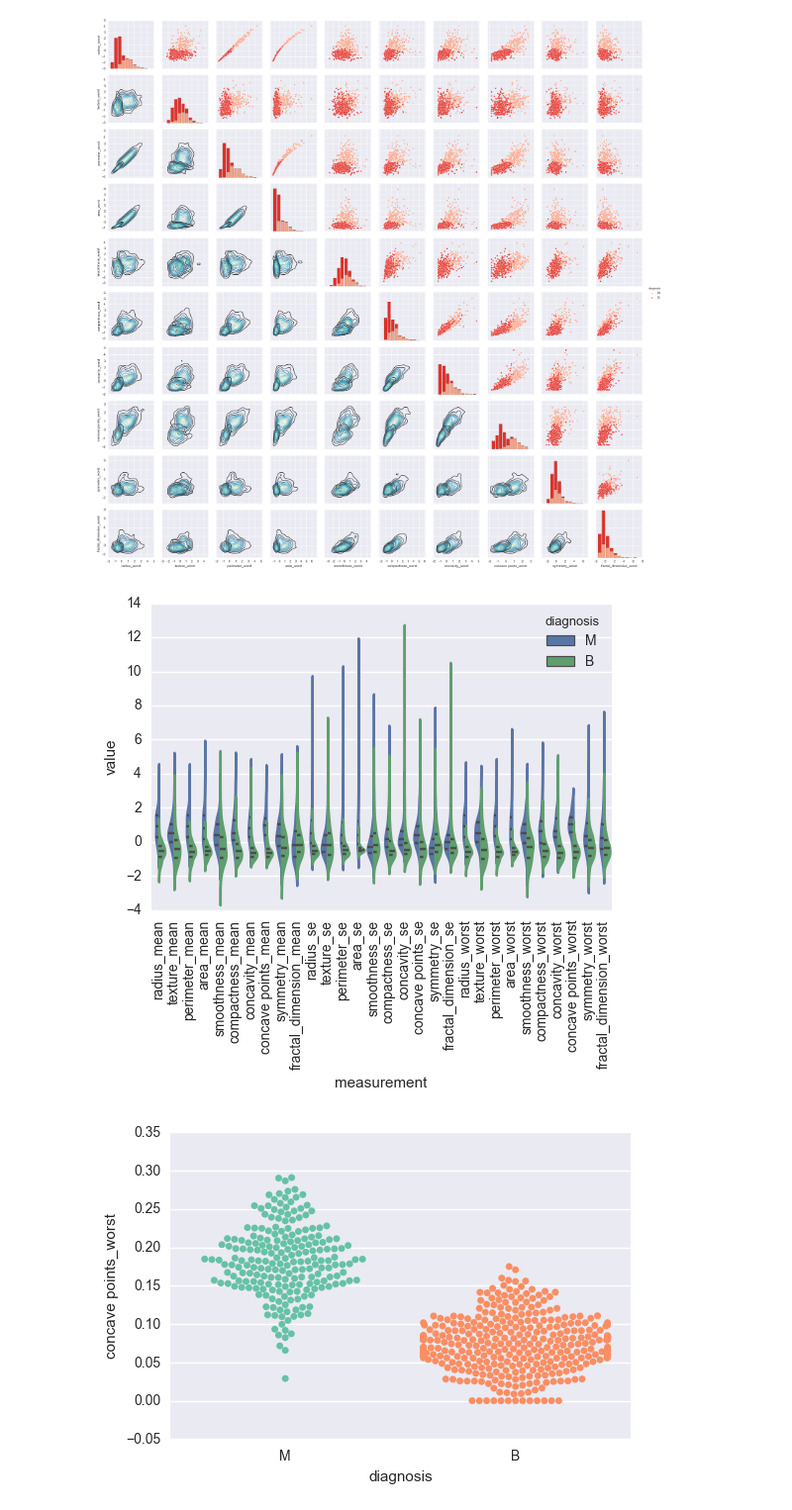
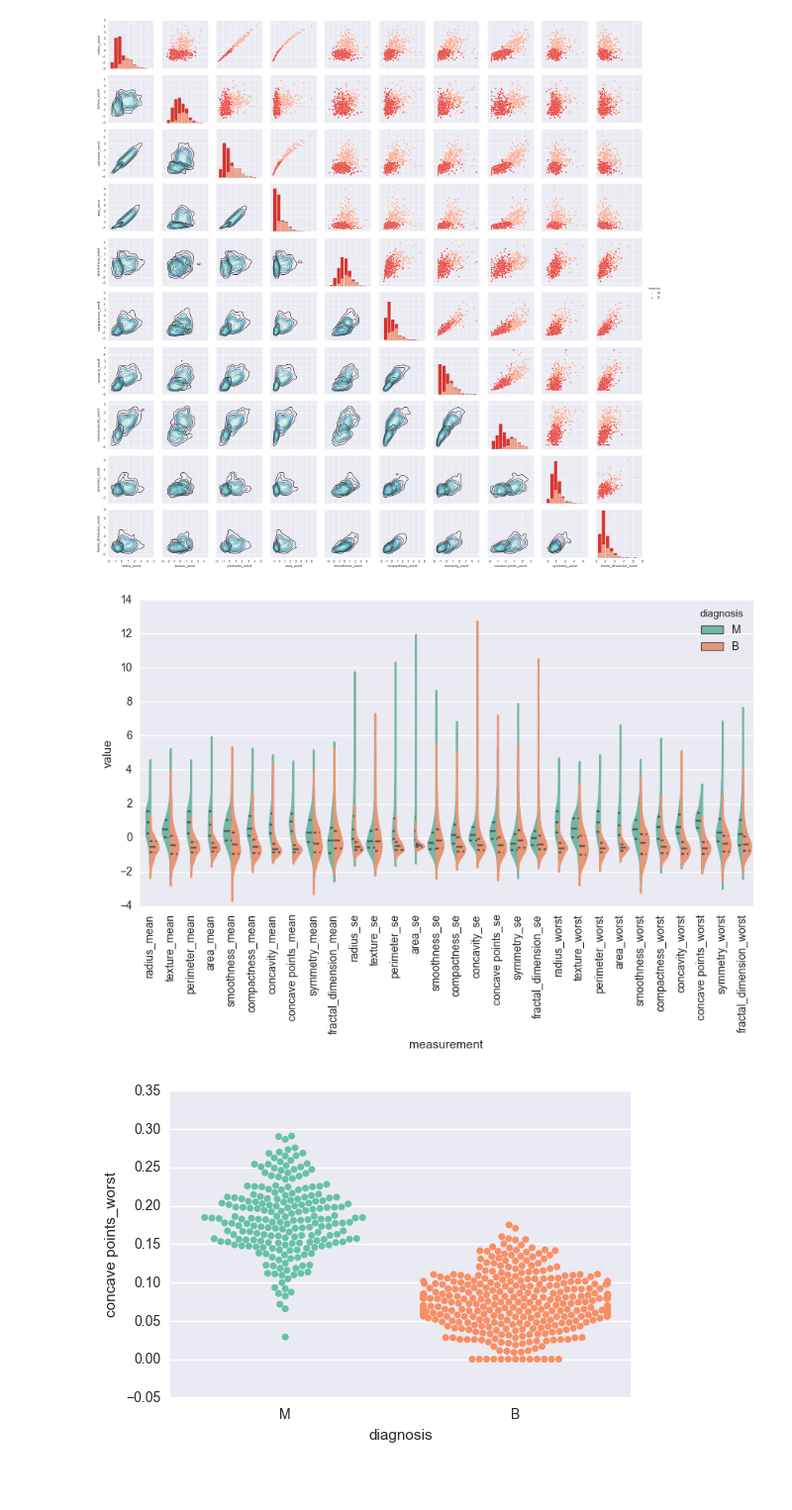
Before and after one commit to travispark45/Breast-Cancer-Prediction, a Jupyter notebook: Breast Cancer Exploration.ipynb, the cells around one changed output. Shown at 99% size. Drawn from its saved outputs; the diff is of its cells as text; code cells hidden in the pictures; blank space fills up the shorter version.

```diff
--- a/Breast Cancer Exploration.ipynb
+++ b/Breast Cancer Exploration.ipynb
@@ -71,10 +71,11 @@ p.figsize = (30,30)
 [figure]
 # %%
 mbc = pd.melt(bcs, "diagnosis", var_name="measurement")
-p = sns.violinplot(x="measurement", y="value", hue="diagnosis", split = True, data=mbc, inner = 'quartile');
+fig, ax = plt.subplots(figsize=(10,5))
+p = sns.violinplot(ax=ax, x="measurement", y="value", hue="diagnosis", split = True, data=mbc, inner = 'quartile', palette = 'Set2');
 p.set_xticklabels(rotation = 90, labels = list(bcs.columns));
 # %% [output]
-[figure, old version]
+[figure, new version]
 # %%
 sns.swarmplot(x = 'diagnosis', y = 'concave points_worst',palette = 'Set2', data = bc);
 # %% [output]
```
Also changed, not shown: parts of 3 cells of this notebook.
